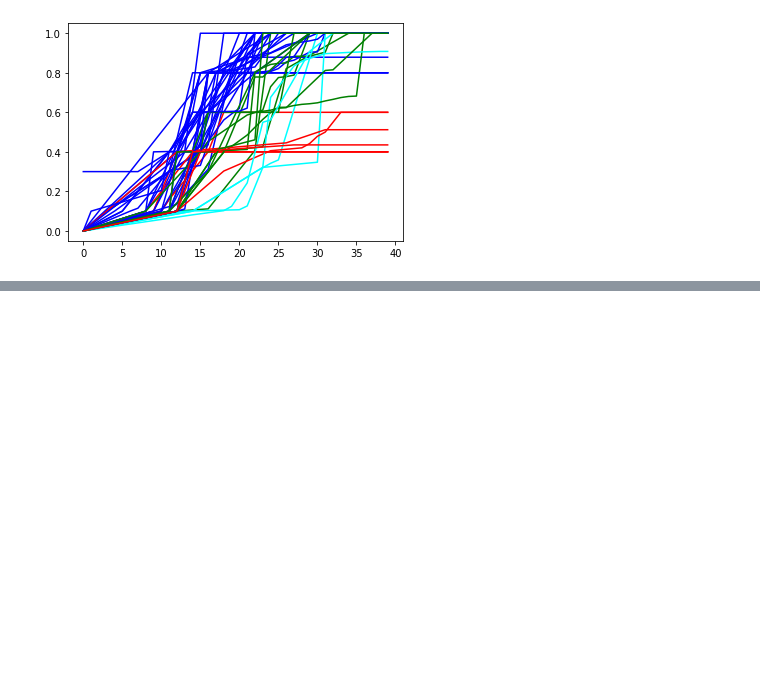
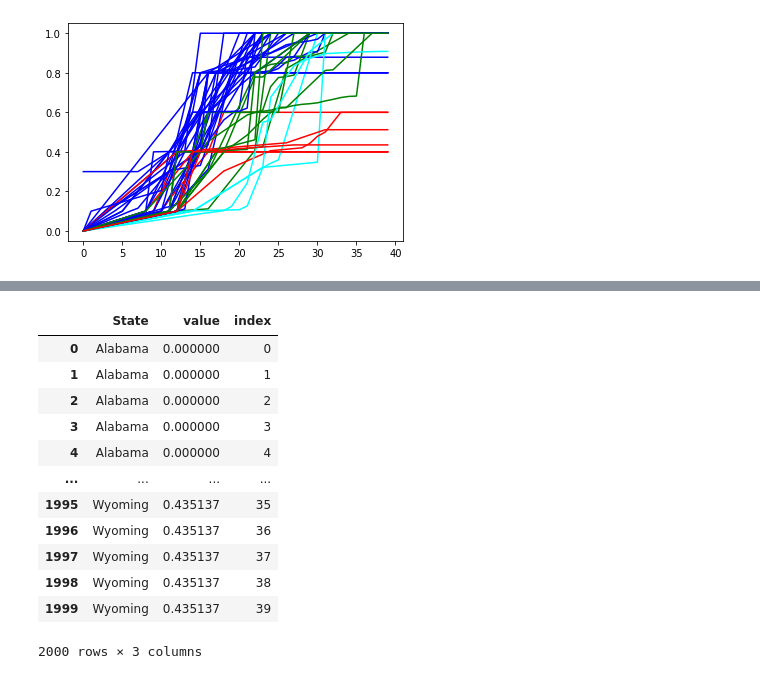
Before and after one commit to covidvis/covid19-vis, a Jupyter notebook: notebooks/Intervention Footprint Trajectory-Clean.ipynb, the cells around one changed output, grey strips where cells are left out. Cells and saved outputs as stored; diff of their text form; code cells hidden in the pictures; blank space fills up the shorter version.

```diff
--- a/notebooks/Intervention Footprint Trajectory-Clean.ipynb
+++ b/notebooks/Intervention Footprint Trajectory-Clean.ipynb
@@ -333,0 +382,23 @@ for state in tseries4plot.State.unique():
+# %%
+tseries4plot = tseries.transpose().melt()
+series = []
+for state in tseries4plot.State.unique():
+    series.extend(range(40))
+index = pd.Series(series)
+tseries4plot["index"]=index
+# %%
+tseries4plot
+# %% [output]
+|  | State | value | index |
+| 0 | Alabama | 0.000000 | 0 |
+| 1 | Alabama | 0.000000 | 1 |
+| 2 | Alabama | 0.000000 | 2 |
+| 3 | Alabama | 0.000000 | 3 |
+| 4 | Alabama | 0.000000 | 4 |
+| ... | ... | ... | ... |
+| 1995 | Wyoming | 0.435137 | 35 |
+| 1996 | Wyoming | 0.435137 | 36 |
+| 1997 | Wyoming | 0.435137 | 37 |
+| 1998 | Wyoming | 0.435137 | 38 |
+| 1999 | Wyoming | 0.435137 | 39 |
+2000 rows × 3 columns
```
Also changed, not shown: parts of 21 cells of this notebook, 3 other files.
